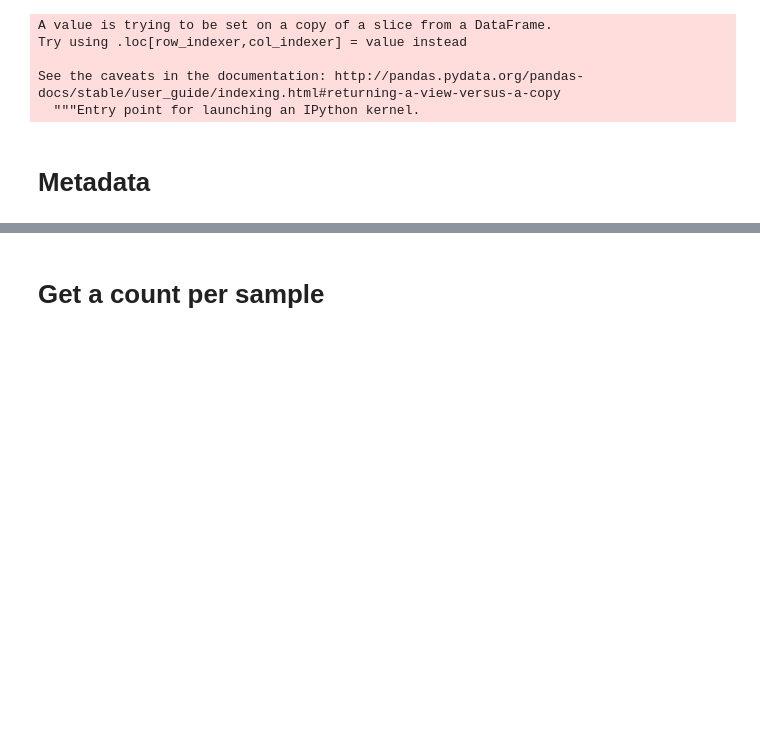
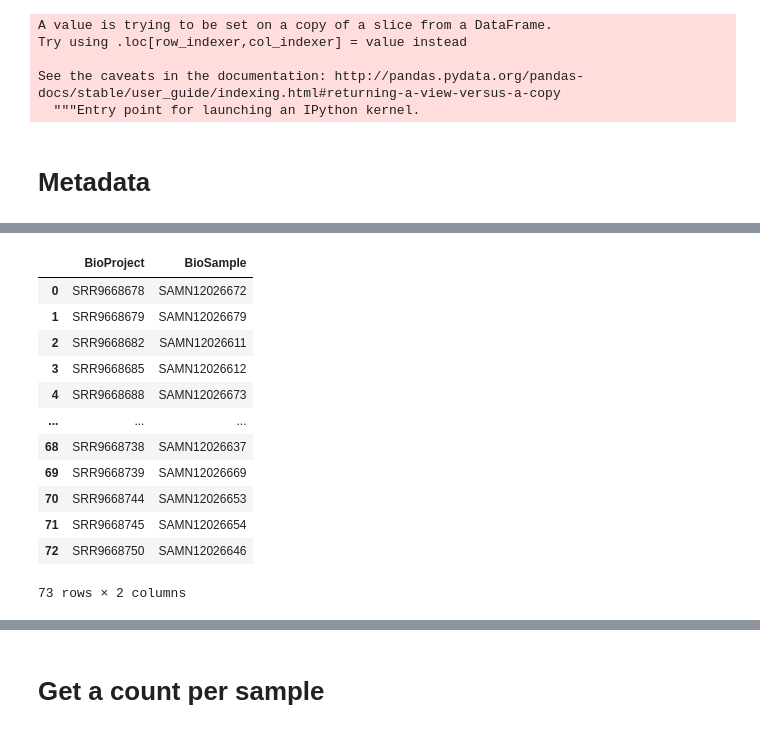
Before and after one commit to sterrettJD/Nicotine-Microbiome, a Jupyter notebook: diamond_analysis/diamond_analysis.ipynb, the cells around one changed output, grey strips where cells are left out. Cells and saved outputs as stored; diff of their text form; code cells hidden in the pictures; blank space fills up the shorter version.

```diff
--- a/diamond_analysis/diamond_analysis.ipynb
+++ b/diamond_analysis/diamond_analysis.ipynb
@@ -55,0 +58,16 @@ df = df.loc[df.groupby("Read number")["E-value"].idxmin()]
+# %%
+SRA1_metadata = pd.read_csv("../metadata/PRJNA508385_SRA_metadata.txt")
+SRA2_metadata = pd.read_csv("../metadata/PRJNA548383_SRA_metadata.txt")
+
+# This one was formatted really weirdly... csv in a tsv
+SRA3_metadata_weird = pd.read_csv("../metadata/PRJNA544061_SRA_metadata.txt")
+sra3_metadata_data = [str(x) for x in SRA3_metadata_weird.index]
+SRA3_metadata = [(x.split(",")[0][2:], x.split(",")[5]) for x in sra2_metadata_data]
+SRA3_metadata = pd.DataFrame(SRA3_metadata, columns=["BioProject","BioSample"])
+
+# CHANGE THIS WE NEED SAMPLE NAME NOT BIOSAMPLE
+
+SRA_metadata = pd.concat([SRA1_metadata[["BioProject","BioSample"]],
+                          SRA2_metadata[["BioProject","BioSample"]],
+                          SRA3_metadata[["BioProject","BioSample"]]],
+                        axis=0)
@@ -55,0 +94,17 @@ df = df.loc[df.groupby("Read number")["E-value"].idxmin()]
+# %%
+pd.DataFrame(SRA2_metadata,
+             columns=["BioProject","BioSample"])
+# %% [output]
+|  | BioProject | BioSample |
+| 0 | SRR9668678 | SAMN12026672 |
+| 1 | SRR9668679 | SAMN12026679 |
+| 2 | SRR9668682 | SAMN12026611 |
+| 3 | SRR9668685 | SAMN12026612 |
+| 4 | SRR9668688 | SAMN12026673 |
+| ... | ... | ... |
+| 68 | SRR9668738 | SAMN12026637 |
+| 69 | SRR9668739 | SAMN12026669 |
+| 70 | SRR9668744 | SAMN12026653 |
+| 71 | SRR9668745 | SAMN12026654 |
+| 72 | SRR9668750 | SAMN12026646 |
+73 rows × 2 columns
```
Also changed, not shown: parts of 4 cells of this notebook.
